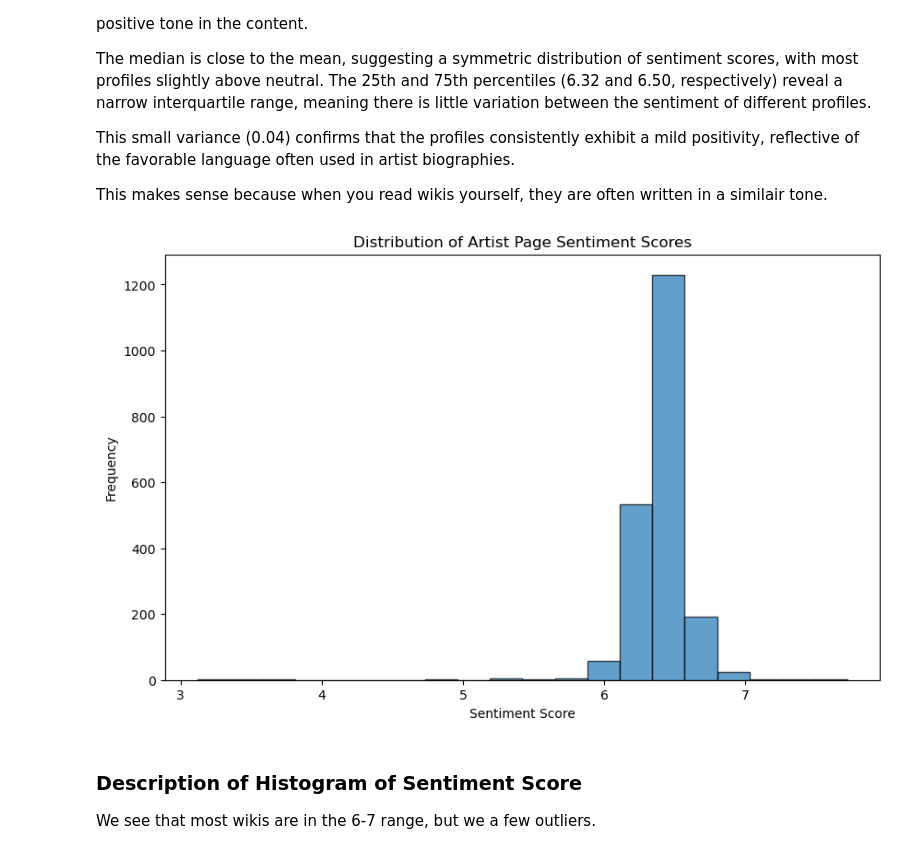
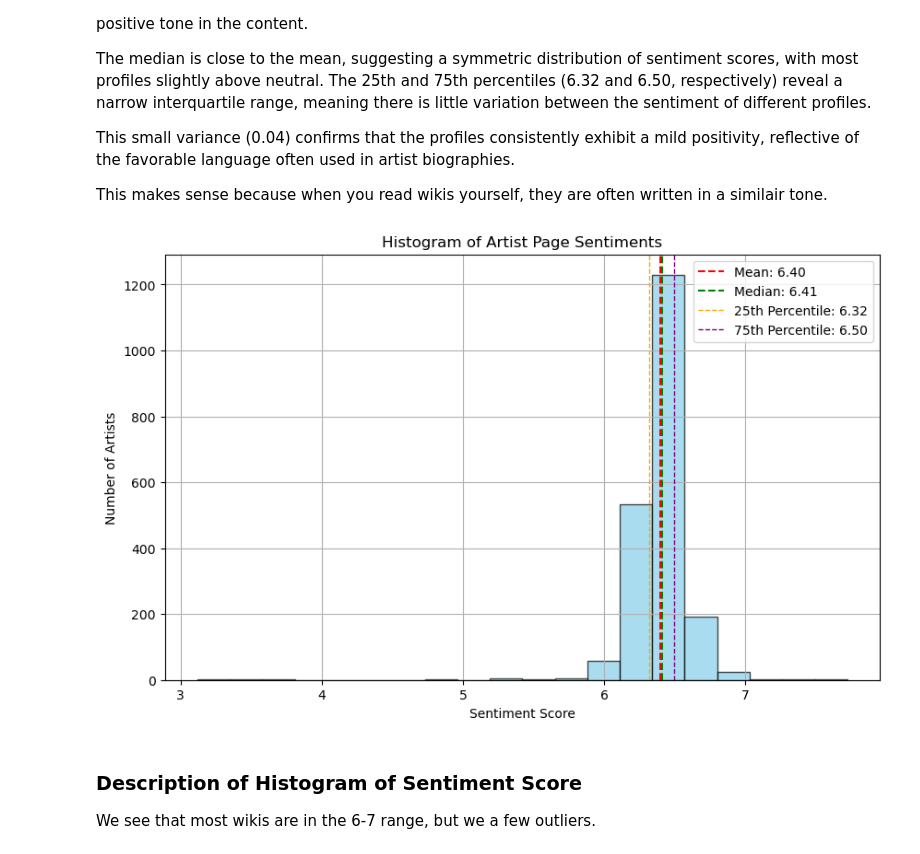
Before and after one commit to ThomasSchiolerH/Social-Graphs-And-Interactions, a Jupyter notebook: Assignment 2/assignment2.ipynb, the cells around one changed output. Drawn from its saved outputs; the diff is of its cells as text; code cells hidden in the pictures.

```diff
--- a/Assignment 2/assignment2.ipynb
+++ b/Assignment 2/assignment2.ipynb
@@ -195,6 +195,7 @@ import re
 import networkx as nx
 import matplotlib.pyplot as plt
 import pandas as pd
+import numpy as np
 
 # Directory containing individual performer files
 directory_path = 'country_music_performers'
@@ -230,39 +231,57 @@ happiness_dict = load_labmt_wordlist("labMIT-1.0.txt")
 for performer_file in os.listdir(directory_path):
     if performer_file.endswith(".txt"):
         performer_name = os.path.splitext(performer_file)[0]
         file_path = os.path.join(directory_path, performer_file)
 
         # Read page content
         with open(file_path, 'r', encoding='utf-8') as file:
             wikitext = file.read()
 
         # Tokenize text and calculate sentiment score
         tokens = tokenize_text(wikitext)
         sentiment_score = calculate_sentiment(tokens, happiness_dict)
 
         # Add node with sentiment attribute
         G.add_node(performer_name, content_length=len(tokens), sentiment=sentiment_score)
 
         # Extract and add edges based on links in text
         links = re.findall(r'\[\[(.*?)\]\]', wikitext)
         for link in links:
             linked_performer = link.split('|')[0]
             linked_performer = linked_performer.replace(" ", "_").replace("-", "_")
             if linked_performer in G.nodes:
                 G.add_edge(performer_name, linked_performer)
 
 # Extract sentiment scores for histogram, excluding None values
 sentiment_scores = [G.nodes[performer].get('sentiment') for performer in G.nodes if G.nodes[performer].get('sentiment') is not None]
 
-# Plot histogram of sentiment scores
+# Calculate statistics
+mean_sentiment = np.mean(sentiment_scores)
+median_sentiment = np.median(sentiment_scores)
+percentile_25 = np.percentile(sentiment_scores, 25)
+percentile_75 = np.percentile(sentiment_scores, 75)
+
+# Plot histogram of sentiment scores with additional statistical lines
 plt.figure(figsize=(10, 6))
-plt.hist(sentiment_scores, bins=20, edgecolor='black', alpha=0.7)
-plt.xlabel("Sentiment Score")
-plt.ylabel("Frequency")
-plt.title("Distribution of Artist Page Sentiment Scores")
+plt.hist(sentiment_scores, bins=20, color='skyblue', edgecolor='black', alpha=0.7)
+
+# Add mean and median lines
+plt.axvline(mean_sentiment, color='red', linestyle='dashed', linewidth=1.5, label=f'Mean: {mean_sentiment:.2f}')
+plt.axvline(median_sentiment, color='green', linestyle='dashed', linewidth=1.5, label=f'Median: {median_sentiment:.2f}')
+
+# Add percentile lines
+plt.axvline(percentile_25, color='orange', linestyle='dashed', linewidth=1, label=f'25th Percentile: {percentile_25:.2f}')
+plt.axvline(percentile_75, color='purple', linestyle='dashed', linewidth=1, label=f'75th Percentile: {percentile_75:.2f}')
+
+# Add title, labels, legend, and grid
+plt.title('Histogram of Artist Page Sentiments')
+plt.xlabel('Sentiment Score')
+plt.ylabel('Number of Artists')
+plt.legend()
+plt.grid(True)
 plt.show()
 # %% [output]
-[figure, old version]
+[figure, new version]
 # %% [markdown]
 ### Description of Histogram of Sentiment Score
 
```
